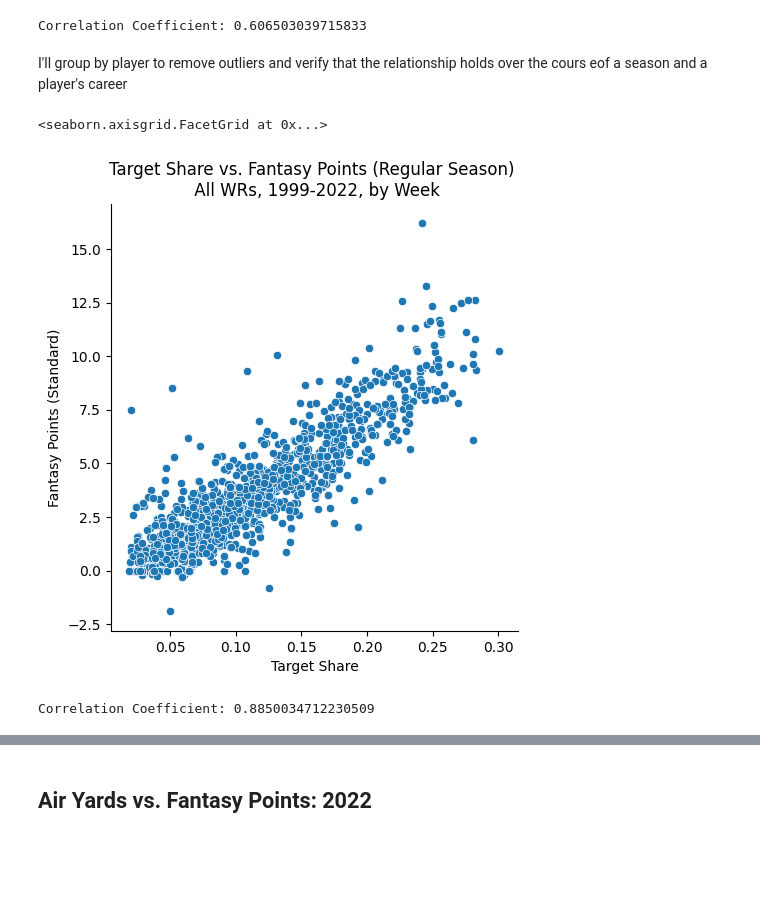
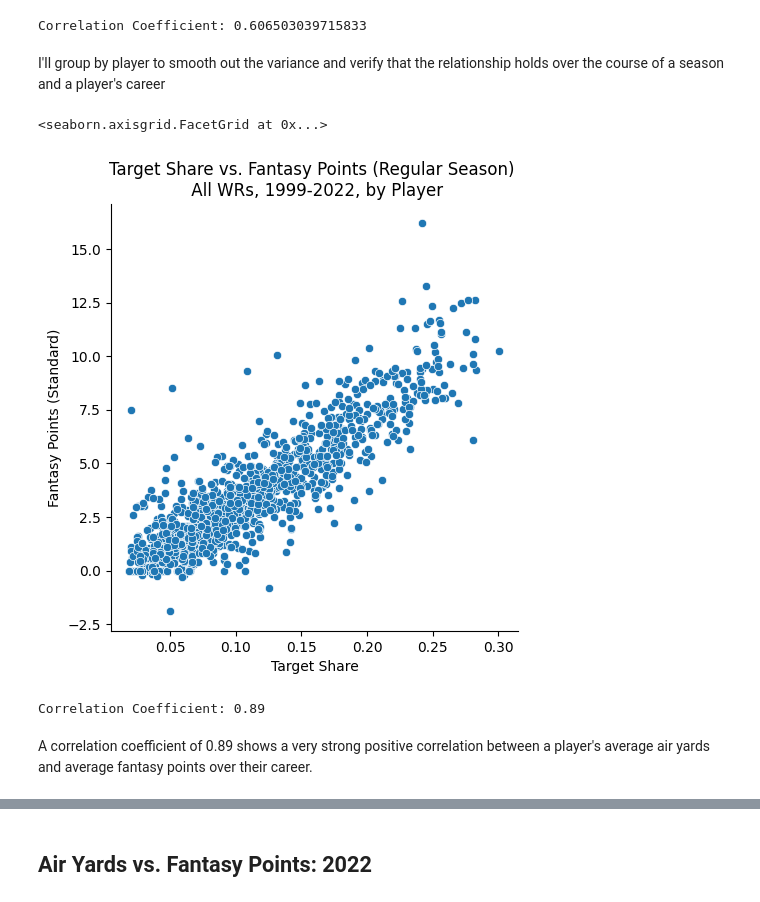
Before and after one commit to gfidanli/fantasy_football_analysis, a Jupyter notebook: daily_analysis/day8.ipynb, the cells around one changed output, grey strips where cells are left out. Saved outputs shown, nothing was run; the diff lists cells and outputs as text; code cells hidden in the pictures; blank space fills up the shorter version.

```diff
--- a/daily_analysis/day8.ipynb
+++ b/daily_analysis/day8.ipynb
@@ -94,29 +94,30 @@ print(f"Correlation Coefficient: {df_all['tgt_share'].corr(df_all['fantasy_pts']
 # %% [output]
 Correlation Coefficient: 0.606503039715833
 # %% [markdown]
-I'll group by player to remove outliers and verify that the relationship holds over the cours eof a season and a player's career
+I'll group by player to smooth out the variance and verify that the relationship holds over the course of a season and a player's career
 # %%
 # Aggregate
-# Manually specify which aggregation function to use
 df_avg = df_all.groupby(['player_id', 'player_name']).mean().reset_index()
 
 # Plot
 g = sns.relplot(
     x="tgt_share",
     y="fantasy_pts",
     data=df_avg
 )
 
 g.set(
     xlabel="Target Share",
     ylabel="Fantasy Points (Standard)",
-    title="Target Share vs. Fantasy Points (Regular Season) \n All WRs, 1999-2022, by Week"
+    title="Target Share vs. Fantasy Points (Regular Season) \n All WRs, 1999-2022, by Player"
 )
 # %% [output]
 <seaborn.axisgrid.FacetGrid at 0x...>
-[figure, old version]
+[figure, new version]
 # %%
-print(f"Correlation Coefficient: {df_avg['tgt_share'].corr(df_avg['fantasy_pts'])}")
+print(f"Correlation Coefficient: {round(df_avg['tgt_share'].corr(df_avg['fantasy_pts']),2)}")
 # %% [output]
-Correlation Coefficient: 0.8850034712230509
+Correlation Coefficient: 0.89
+# %% [markdown]
+A correlation coefficient of 0.89 shows a very strong positive correlation between a player's average air yards and average fantasy points over their career.
 # %%
```
Also changed, not shown: parts of 15 cells of this notebook, 1 other file.
